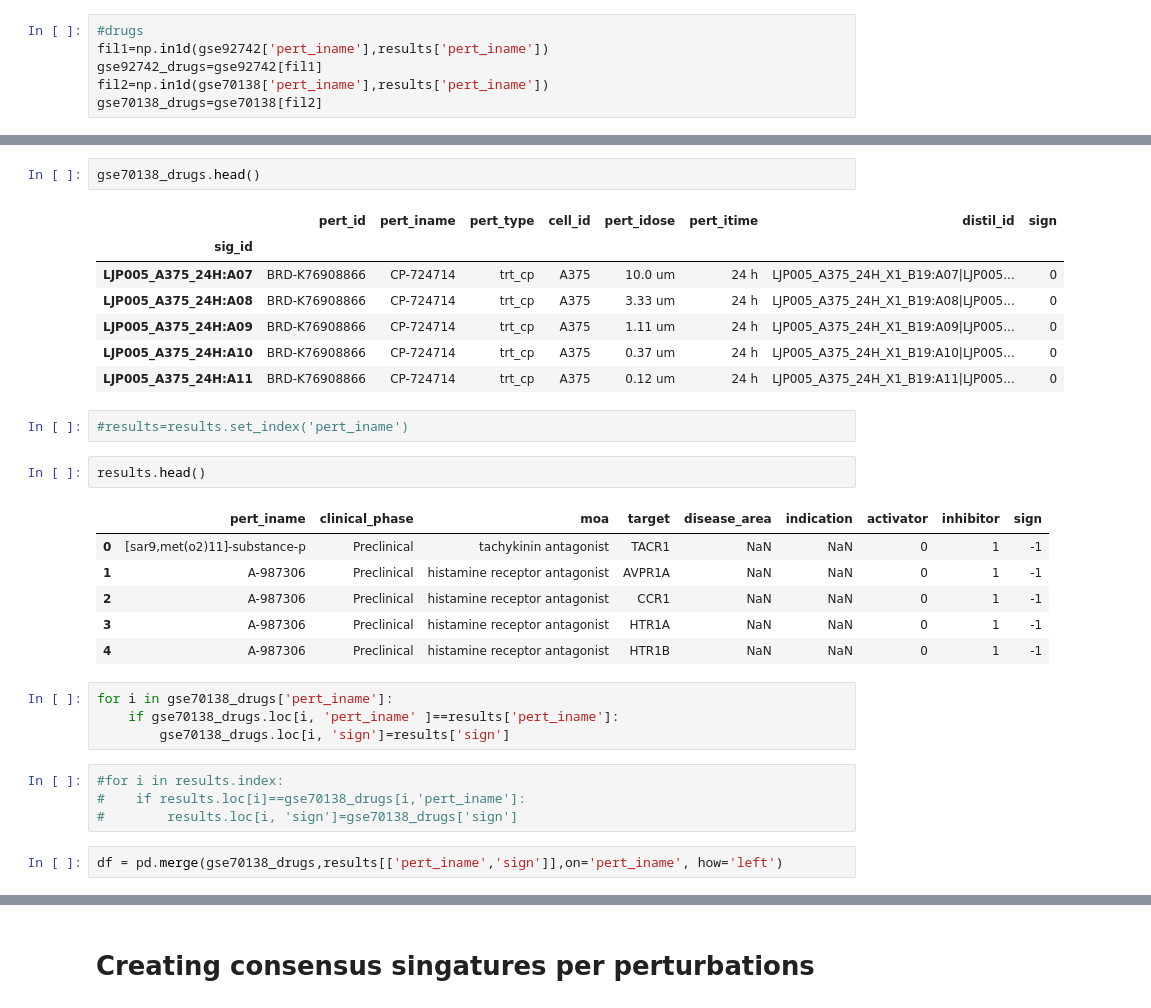
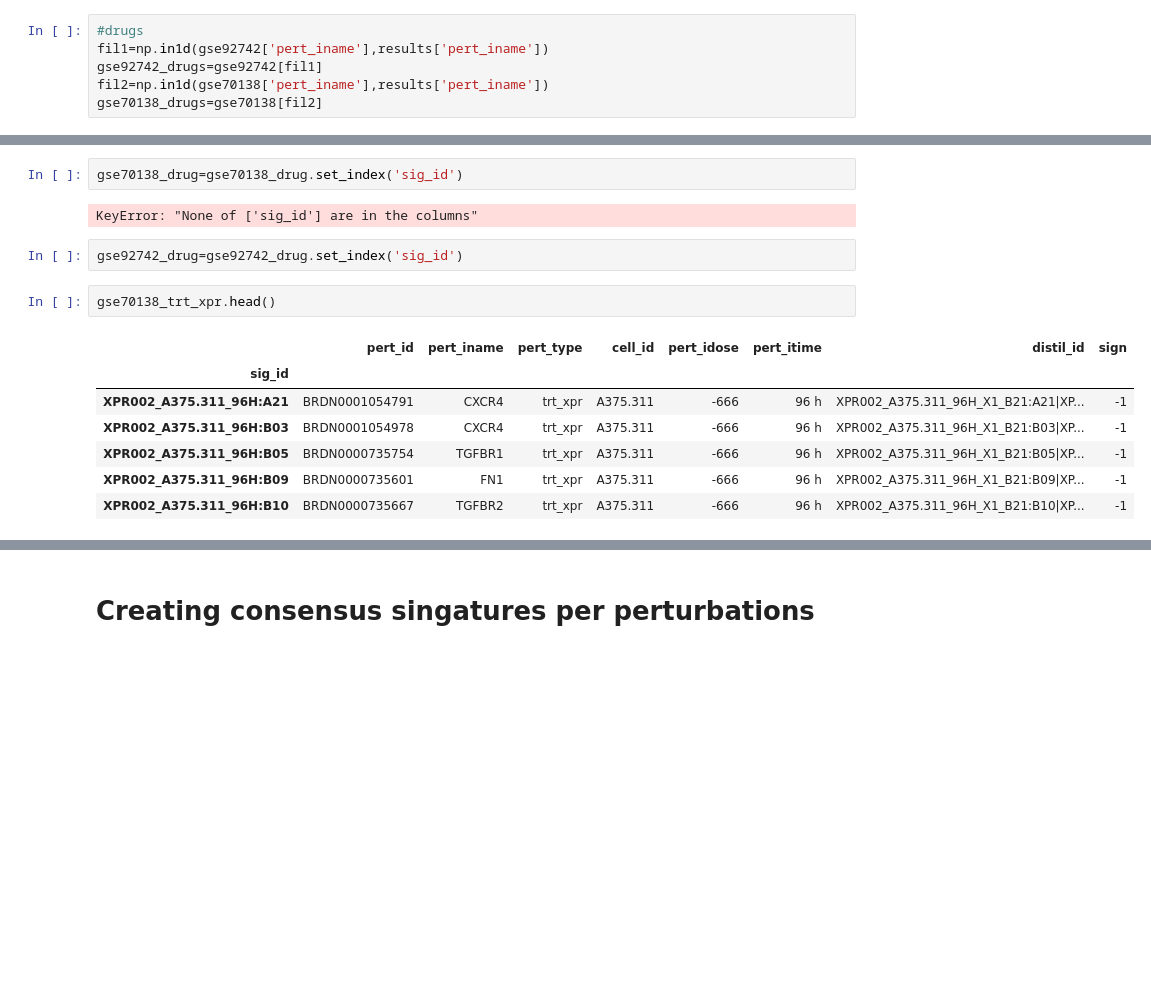
Before and after one commit to Vargeszti/Thesis, a Jupyter notebook: code/lincs_data.ipynb, the cells around one changed output, grey strips where cells are left out. Drawn from its saved outputs; the diff is of its cells as text; blank space fills up the shorter version.

```diff
--- a/code/lincs_data.ipynb
+++ b/code/lincs_data.ipynb
@@ -284,31 +325,16 @@ gse70138_drugs=gse70138[fil2]
+# %%
+gse70138_drug=gse70138_drug.set_index('sig_id')
+# %% [output]
+KeyError: "None of ['sig_id'] are in the columns"
+# %%
+gse92742_drug=gse92742_drug.set_index('sig_id')
 # %%
-gse70138_drugs.head()
+gse70138_trt_xpr.head()
 # %% [output]
 |  | pert_id | pert_iname | pert_type | cell_id | pert_idose | pert_itime | distil_id | sign |
 | sig_id |  |  |  |  |  |  |  |  |
-| LJP005_A375_24H:A07 | BRD-K76908866 | CP-724714 | trt_cp | A375 | 10.0 um | 24 h | LJP005_A375_24H_X1_B19:A07|LJP005... | 0 |
-| LJP005_A375_24H:A08 | BRD-K76908866 | CP-724714 | trt_cp | A375 | 3.33 um | 24 h | LJP005_A375_24H_X1_B19:A08|LJP005... | 0 |
-| LJP005_A375_24H:A09 | BRD-K76908866 | CP-724714 | trt_cp | A375 | 1.11 um | 24 h | LJP005_A375_24H_X1_B19:A09|LJP005... | 0 |
-| LJP005_A375_24H:A10 | BRD-K76908866 | CP-724714 | trt_cp | A375 | 0.37 um | 24 h | LJP005_A375_24H_X1_B19:A10|LJP005... | 0 |
-| LJP005_A375_24H:A11 | BRD-K76908866 | CP-724714 | trt_cp | A375 | 0.12 um | 24 h | LJP005_A375_24H_X1_B19:A11|LJP005... | 0 |
+| XPR002_A375.311_96H:A21 | BRDN0001054791 | CXCR4 | trt_xpr | A375.311 | -666 | 96 h | XPR002_A375.311_96H_X1_B21:A21|XP... | -1 |
+| XPR002_A375.311_96H:B03 | BRDN0001054978 | CXCR4 | trt_xpr | A375.311 | -666 | 96 h | XPR002_A375.311_96H_X1_B21:B03|XP... | -1 |
+| XPR002_A375.311_96H:B05 | BRDN0000735754 | TGFBR1 | trt_xpr | A375.311 | -666 | 96 h | XPR002_A375.311_96H_X1_B21:B05|XP... | -1 |
+| XPR002_A375.311_96H:B09 | BRDN0000735601 | FN1 | trt_xpr | A375.311 | -666 | 96 h | XPR002_A375.311_96H_X1_B21:B09|XP... | -1 |
+| XPR002_A375.311_96H:B10 | BRDN0000735667 | TGFBR2 | trt_xpr | A375.311 | -666 | 96 h | XPR002_A375.311_96H_X1_B21:B10|XP... | -1 |
-# %%
-#results=results.set_index('pert_iname')
-# %%
-results.head()
-# %% [output]
-|  | pert_iname | clinical_phase | moa | target | disease_area | indication | activator | inhibitor | sign |
-| 0 | [sar9,met(o2)11]-substance-p | Preclinical | tachykinin antagonist | TACR1 | NaN | NaN | 0 | 1 | -1 |
-| 1 | A-987306 | Preclinical | histamine receptor antagonist | AVPR1A | NaN | NaN | 0 | 1 | -1 |
-| 2 | A-987306 | Preclinical | histamine receptor antagonist | CCR1 | NaN | NaN | 0 | 1 | -1 |
-| 3 | A-987306 | Preclinical | histamine receptor antagonist | HTR1A | NaN | NaN | 0 | 1 | -1 |
-| 4 | A-987306 | Preclinical | histamine receptor antagonist | HTR1B | NaN | NaN | 0 | 1 | -1 |
-# %%
-for i in gse70138_drugs['pert_iname']:
-    if gse70138_drugs.loc[i, 'pert_iname' ]==results['pert_iname']:
-        gse70138_drugs.loc[i, 'sign']=results['sign']
-# %%
-#for i in results.index:
-#    if results.loc[i]==gse70138_drugs[i,'pert_iname']:
-#        results.loc[i, 'sign']=gse70138_drugs['sign']
-# %%
-df = pd.merge(gse70138_drugs,results[['pert_iname','sign']],on='pert_iname', how='left')
```
Also changed, not shown: parts of 11 cells of this notebook, 1 other file.
